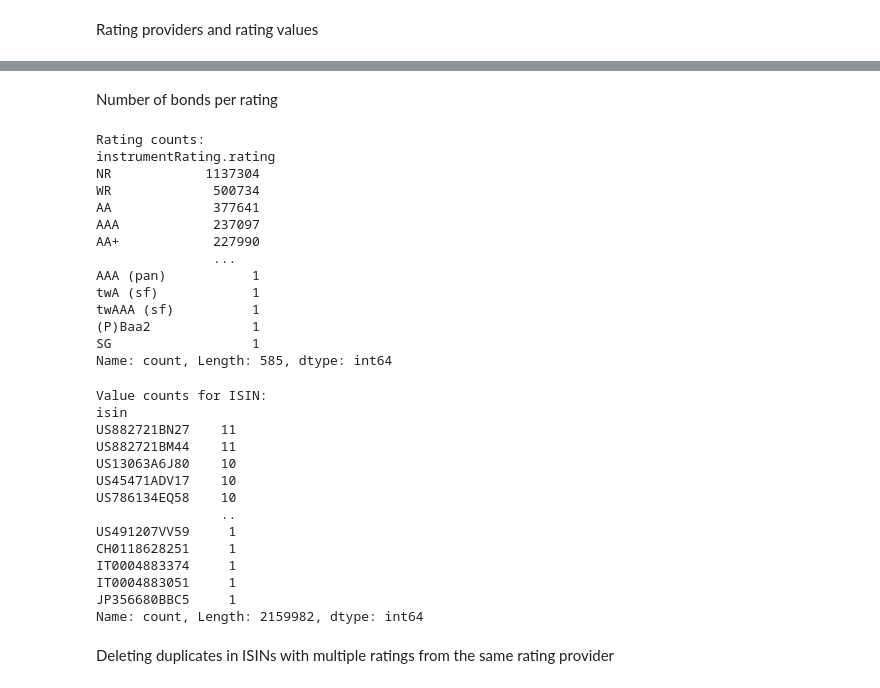
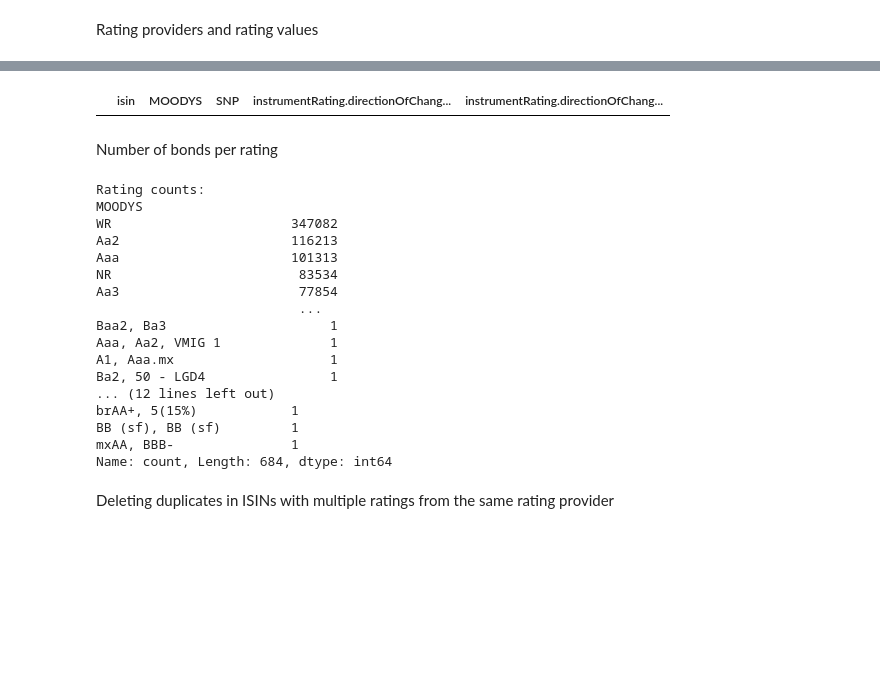
Before and after one commit to PaulaLuisaDroeghoff/COMP0047Data, a Jupyter notebook: PaulaDataMerge.ipynb, the cells around one changed output, grey strips where cells are left out. Saved outputs shown, nothing was run; the diff lists cells and outputs as text; code cells hidden in the pictures; blank space fills up the shorter version.

```diff
--- a/PaulaDataMerge.ipynb
+++ b/PaulaDataMerge.ipynb
@@ -283,11 +318,11 @@ dtype: int64
 # %% [markdown]
 Drop rows with no ISIN and delete ISIN duplicates (for ISING rows with all columns the same)
 # %%
-# Only use rows where ISIN is not null
-bond_rating = bond_rating[bond_rating["isin"].notna()]
+# # Only use rows where ISIN is not null
+# bond_rating = bond_rating[bond_rating["isin"].notna()]
 
-# Drop duplicates and reset index
-bond_rating = bond_rating.drop_duplicates().reset_index(drop=True)
+# # Drop duplicates and reset index
+# bond_rating = bond_rating.drop_duplicates().reset_index(drop=True)
 
-# Print the first 3 rows to check the data
-print(bond_rating.head(3))
+# # Print the first 3 rows to check the data
+# print(bond_rating.head(3))
@@ -358,44 +345,33 @@ Unique ratings:
+# %%
+bond_rating[bond_rating['isin']=='ZM1000005000']
+# %% [output]
+|  | isin | MOODYS | SNP | instrumentRating.directionOfChang... | instrumentRating.directionOfChang... |
 # %% [markdown]
 Number of bonds per rating
 # %%
 # Check how many times each rating appears
 pd.options.display.max_rows = 100
 print("\nRating counts:")
-print(bond_rating["instrumentRating.rating"].value_counts())
+print(bond_rating["MOODYS"].value_counts(),'\n')
+print(bond_rating["SNP"].value_counts())
 # %% [output]
 Rating counts:
-instrumentRating.rating
-NR            1137304
-WR             500734
-AA             377641
-AAA            237097
-AA+            227990
-               ...
-AAA (pan)           1
-twA (sf)            1
-twAAA (sf)          1
-(P)Baa2             1
-SG                  1
-Name: count, Length: 585, dtype: int64
+MOODYS
+WR                       347082
+Aa2                      116213
+Aaa                      101313
+NR                        83534
+Aa3                       77854
+                          ...
+Baa2, Ba3                     1
+Aaa, Aa2, VMIG 1              1
+A1, Aaa.mx                    1
+Ba2, 50 - LGD4                1
+... (12 lines left out)
+brAA+, 5(15%)            1
+BB (sf), BB (sf)         1
+mxAA, BBB-               1
+Name: count, Length: 684, dtype: int64
-# %%
-# Check the value counts for ISIN after filtering
-print("\nValue counts for ISIN:")
-print(bond_rating["isin"].value_counts(dropna=False))
-# %% [output]
-Value counts for ISIN:
-isin
-US882721BN27    11
-US882721BM44    11
-US13063A6J80    10
-US45471ADV17    10
-US786134EQ58    10
-                ..
-US491207VV59     1
-CH0118628251     1
-IT0004883374     1
-IT0004883051     1
-JP356680BBC5     1
-Name: count, Length: 2159982, dtype: int64
 # %% [markdown]
 Deleting duplicates in ISINs with multiple ratings from the same rating provider
 # %%
```
Also changed, not shown: parts of 44 cells of this notebook.
